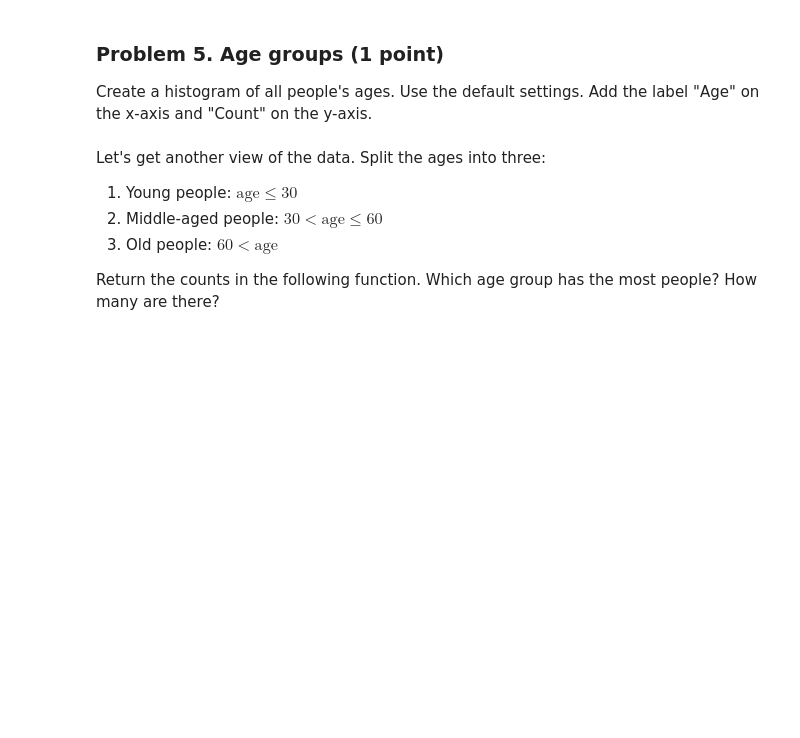
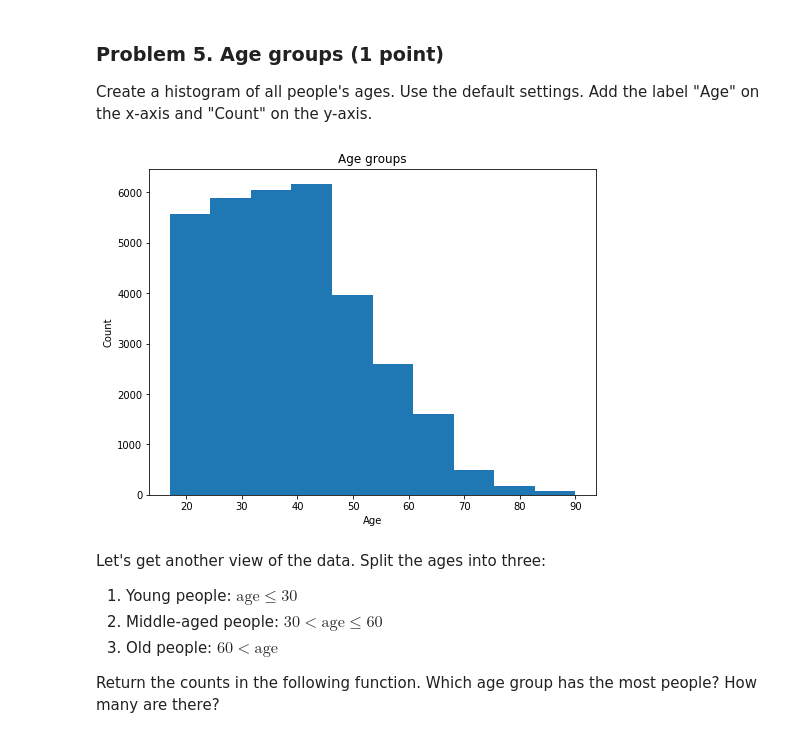
Before and after one commit to LuGeorgiev/Python-SoftUni, a Jupyter notebook: DataScience/03.DataVizualization/Data Visualization and EDA Lab.ipynb, the cells around one changed output. Cells and saved outputs as stored; diff of their text form; code cells hidden in the pictures; blank space fills up the shorter version.

```diff
--- a/DataScience/03.DataVizualization/Data Visualization and EDA Lab.ipynb
+++ b/DataScience/03.DataVizualization/Data Visualization and EDA Lab.ipynb
@@ -94,3 +110,12 @@ raise NotImplementedError()
+# %%
+plt.figure(figsize = (8,6))
+plt.title("Age groups")
+plt.hist(income_data.age)
+plt.xlabel("Age")
+plt.ylabel("Count")
+plt.show()
+# %% [output]
+[figure, added]
 # %% [markdown]
 Let's get another view of the data. Split the ages into three:
 1. Young people: $\text{age} \le 30$
```
Also changed, not shown: parts of 16 cells of this notebook.
